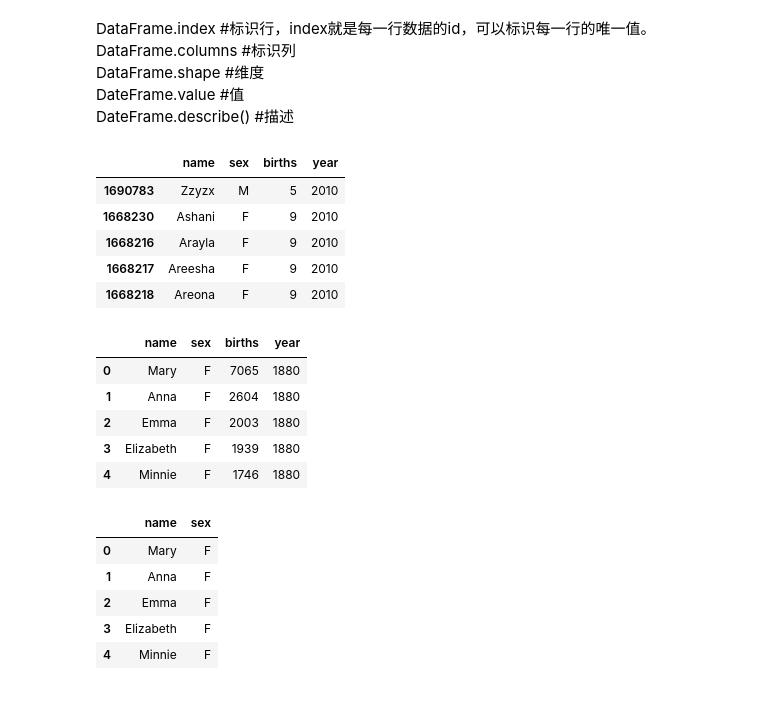
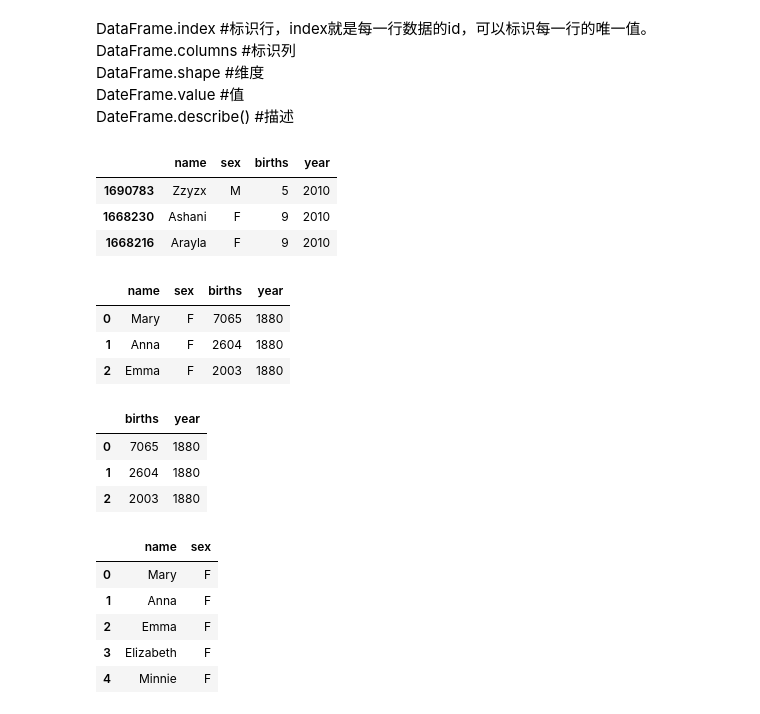
Before and after one commit to Databingo/Databingo, a Jupyter notebook: PandasPractice.ipynb, the cells around one changed output. Saved outputs shown, nothing was run; the diff lists cells and outputs as text; code cells hidden in the pictures.

```diff
--- a/PandasPractice.ipynb
+++ b/PandasPractice.ipynb
@@ -106,24 +107,28 @@ DataFrame.shape #维度
 DateFrame.value #值
 DateFrame.describe() #描述
 # %%
-names.sort(columns='year',ascending=False).head()#Sort根据year列的值来排序，ascending指定倒序。
+names.sort(columns='year',ascending=False).head(3)#Sort根据year列的值来排序，ascending指定倒序。
 # %% [output]
 |  | name | sex | births | year |
 | 1690783 | Zzyzx | M | 5 | 2010 |
 | 1668230 | Ashani | F | 9 | 2010 |
 | 1668216 | Arayla | F | 9 | 2010 |
-| 1668217 | Areesha | F | 9 | 2010 |
-| 1668218 | Areona | F | 9 | 2010 |
 # %%
-#Select选取矩阵的第1到5行。
-names.iloc[0:5]
+#Select选取矩阵的第1到5行。有 loc,at,iloc,iat,ix等。
+names.iloc[0:5].head(3)
 # %% [output]
 |  | name | sex | births | year |
 | 0 | Mary | F | 7065 | 1880 |
 | 1 | Anna | F | 2604 | 1880 |
 | 2 | Emma | F | 2003 | 1880 |
-| 3 | Elizabeth | F | 1939 | 1880 |
-| 4 | Minnie | F | 1746 | 1880 |
+# %%
+#Select选取矩阵的第2到3列。注意行的选择依然占位。
+names.iloc[:,2:4].head(3)
+# %% [output]
+|  | births | year |
+| 0 | 7065 | 1880 |
+| 1 | 2604 | 1880 |
+| 2 | 2003 | 1880 |
 # %%
 #Select选取矩阵的第1到5行，在选取1到2列。（主意中间是用逗号隔开行参数与列参数）。
 names.iloc[0:5,0:2]
```
Also changed, not shown: parts of 13 cells of this notebook.
